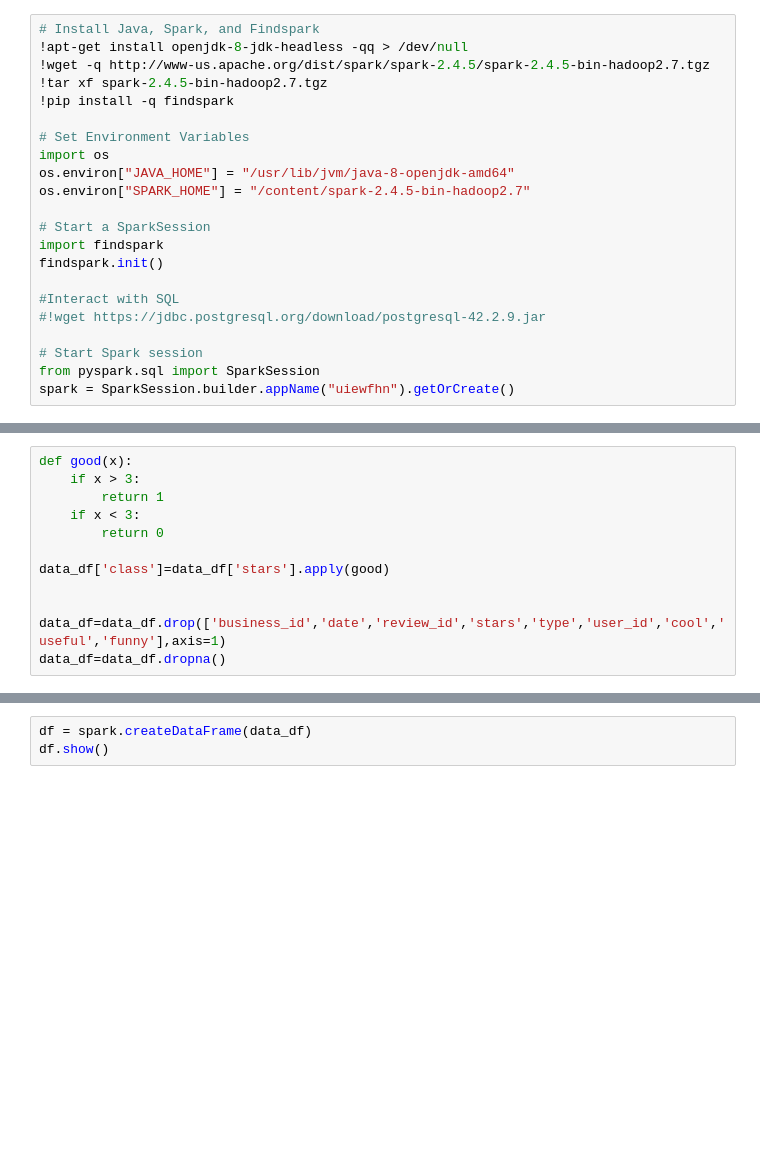
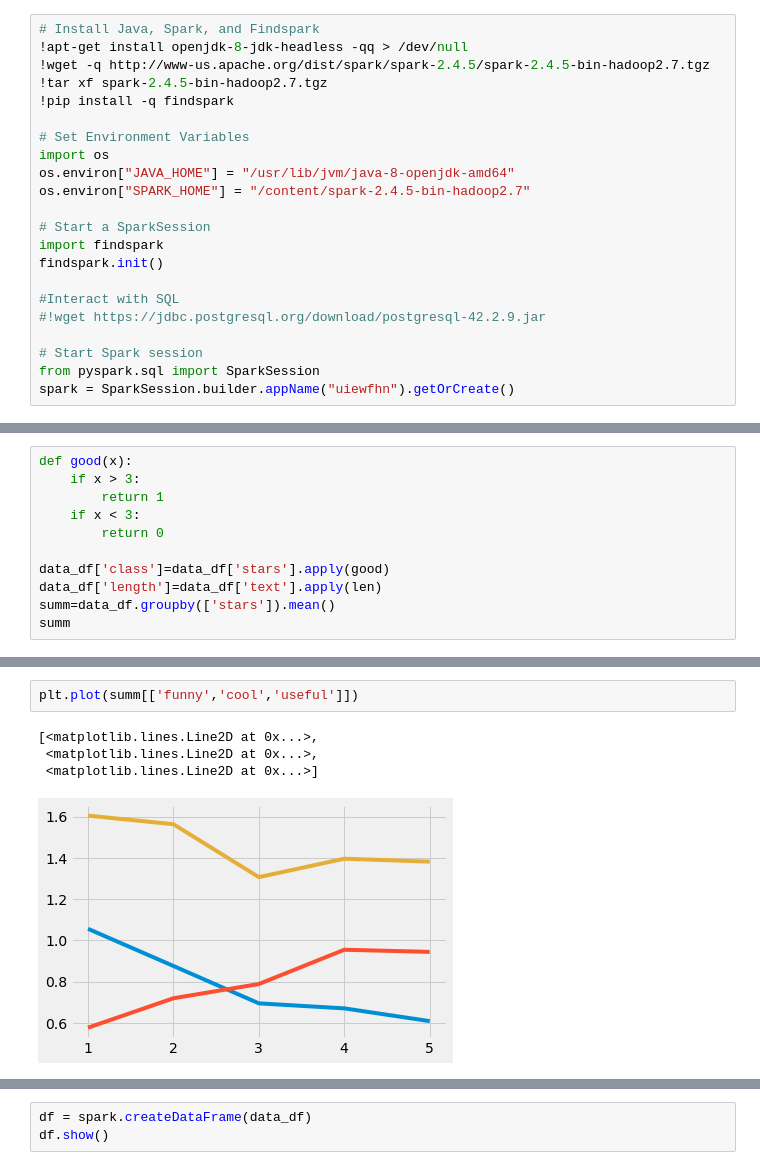
Before and after one commit to karenbennis/Xy, a Jupyter notebook: Project.ipynb, the cells around one changed output, grey strips where cells are left out. Drawn from its saved outputs; the diff is of its cells as text; blank space fills up the shorter version.

```diff
--- a/Project.ipynb
+++ b/Project.ipynb
@@ -42,7 +75,6 @@ def good(x):
         return 0
 
 data_df['class']=data_df['stars'].apply(good)
-
-
-data_df=data_df.drop(['business_id','date','review_id','stars','type','user_id','cool','useful','funny'],axis=1)
-data_df=data_df.dropna()
+data_df['length']=data_df['text'].apply(len)
+summ=data_df.groupby(['stars']).mean()
+summ
@@ -48,0 +89,7 @@ data_df=data_df.dropna()
+# %%
+plt.plot(summ[['funny','cool','useful']])
+# %% [output]
+[<matplotlib.lines.Line2D at 0x...>,
+ <matplotlib.lines.Line2D at 0x...>,
+ <matplotlib.lines.Line2D at 0x...>]
+[figure, added]
```
Also changed, not shown: parts of 9 cells of this notebook.
